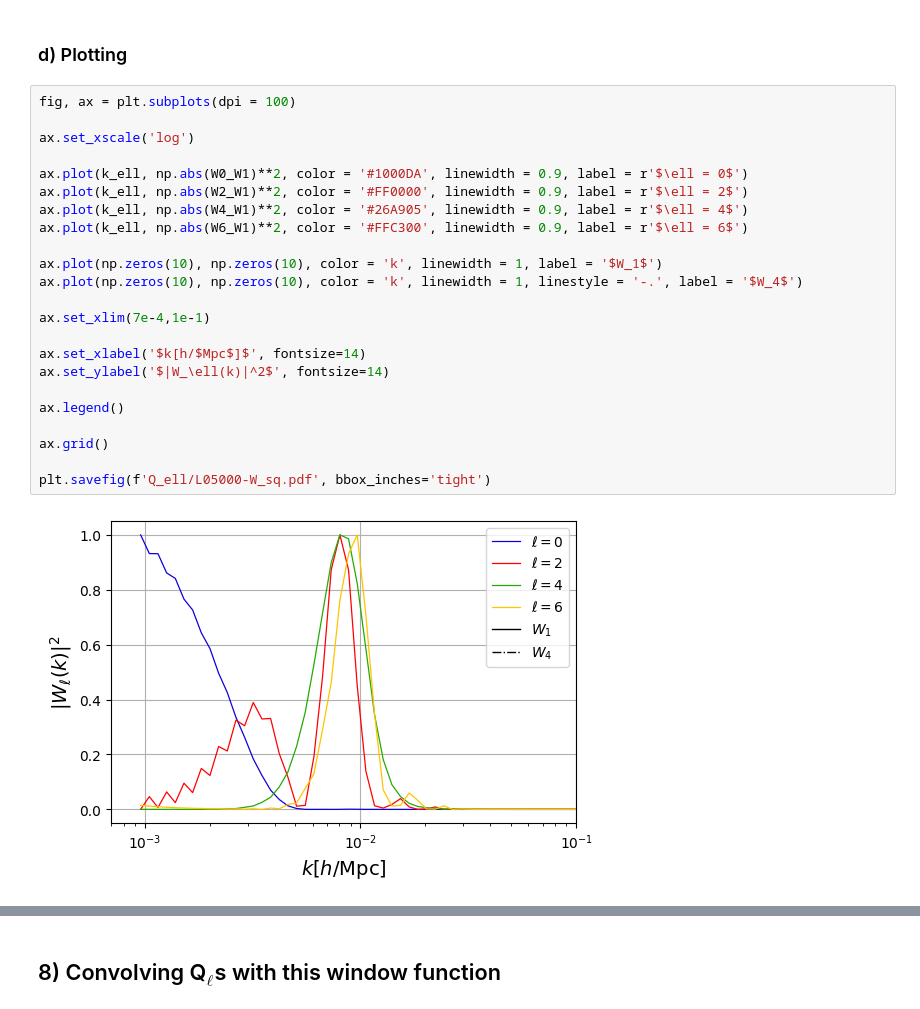
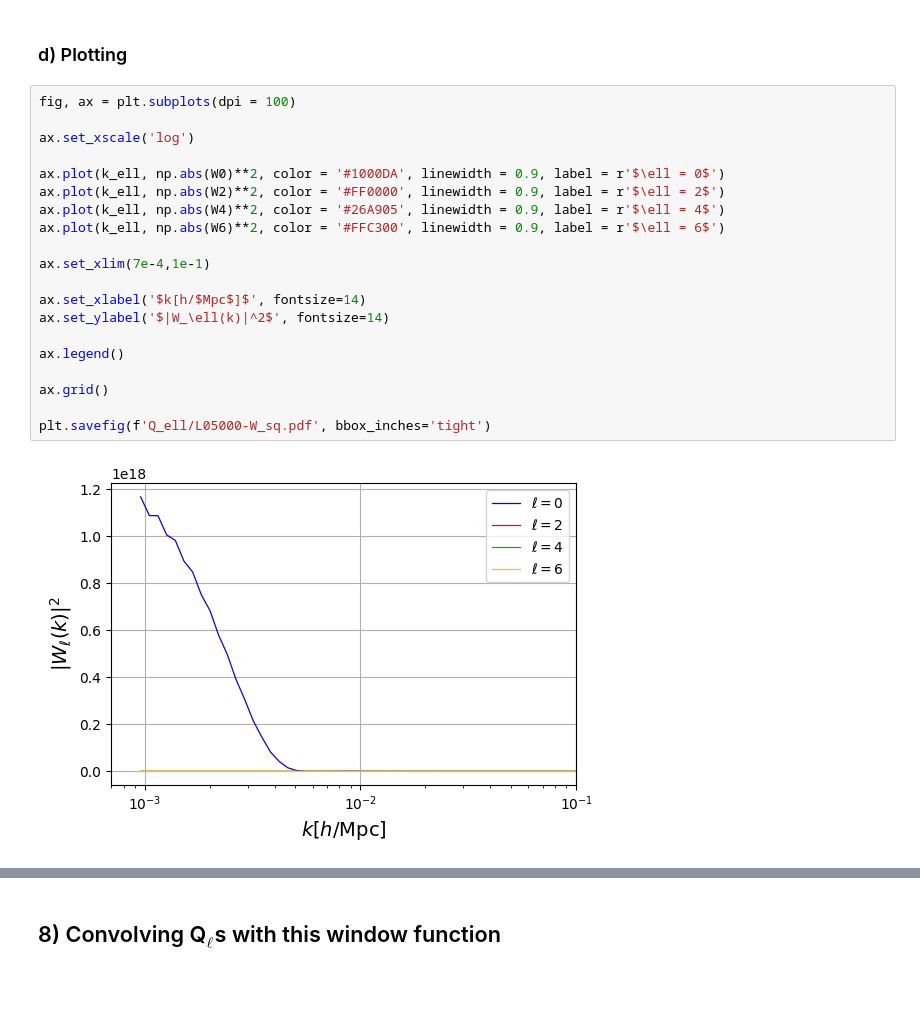
Before and after one commit to MTPK-USP/MTPK, a Jupyter notebook: cookbook-window_function_estimate.ipynb, the cells around one changed output, grey strips where cells are left out. Cells and saved outputs as stored; diff of their text form; blank space fills up the shorter version.

Commit message:
Removing the normalization of Ws and including the log log plot

```diff
--- a/cookbook-window_function_estimate.ipynb
+++ b/cookbook-window_function_estimate.ipynb
@@ -191,25 +184,22 @@ np.savetxt(f'Q_ell/L05000-Wls.dat', Wls.T)
 # %%
 fig, ax = plt.subplots(dpi = 100)
 
 ax.set_xscale('log')
 
-ax.plot(k_ell, np.abs(W0_W1)**2, color = '#1000DA', linewidth = 0.9, label = r'$\ell = 0$')
-ax.plot(k_ell, np.abs(W2_W1)**2, color = '#FF0000', linewidth = 0.9, label = r'$\ell = 2$')
-ax.plot(k_ell, np.abs(W4_W1)**2, color = '#26A905', linewidth = 0.9, label = r'$\ell = 4$')
-ax.plot(k_ell, np.abs(W6_W1)**2, color = '#FFC300', linewidth = 0.9, label = r'$\ell = 6$')
-
-ax.plot(np.zeros(10), np.zeros(10), color = 'k', linewidth = 1, label = '$W_1$')
-ax.plot(np.zeros(10), np.zeros(10), color = 'k', linewidth = 1, linestyle = '-.', label = '$W_4$')
+ax.plot(k_ell, np.abs(W0)**2, color = '#1000DA', linewidth = 0.9, label = r'$\ell = 0$')
+ax.plot(k_ell, np.abs(W2)**2, color = '#FF0000', linewidth = 0.9, label = r'$\ell = 2$')
+ax.plot(k_ell, np.abs(W4)**2, color = '#26A905', linewidth = 0.9, label = r'$\ell = 4$')
+ax.plot(k_ell, np.abs(W6)**2, color = '#FFC300', linewidth = 0.9, label = r'$\ell = 6$')
 
 ax.set_xlim(7e-4,1e-1)
 
 ax.set_xlabel('$k[h/$Mpc$]$', fontsize=14)
 ax.set_ylabel('$|W_\ell(k)|^2$', fontsize=14)
 
 ax.legend()
 
 ax.grid()
 
 plt.savefig(f'Q_ell/L05000-W_sq.pdf', bbox_inches='tight')
 # %% [output]
-[figure, old version]
+[figure, new version]
```
Also changed, not shown: parts of 7 cells of this notebook, 20 other files.
